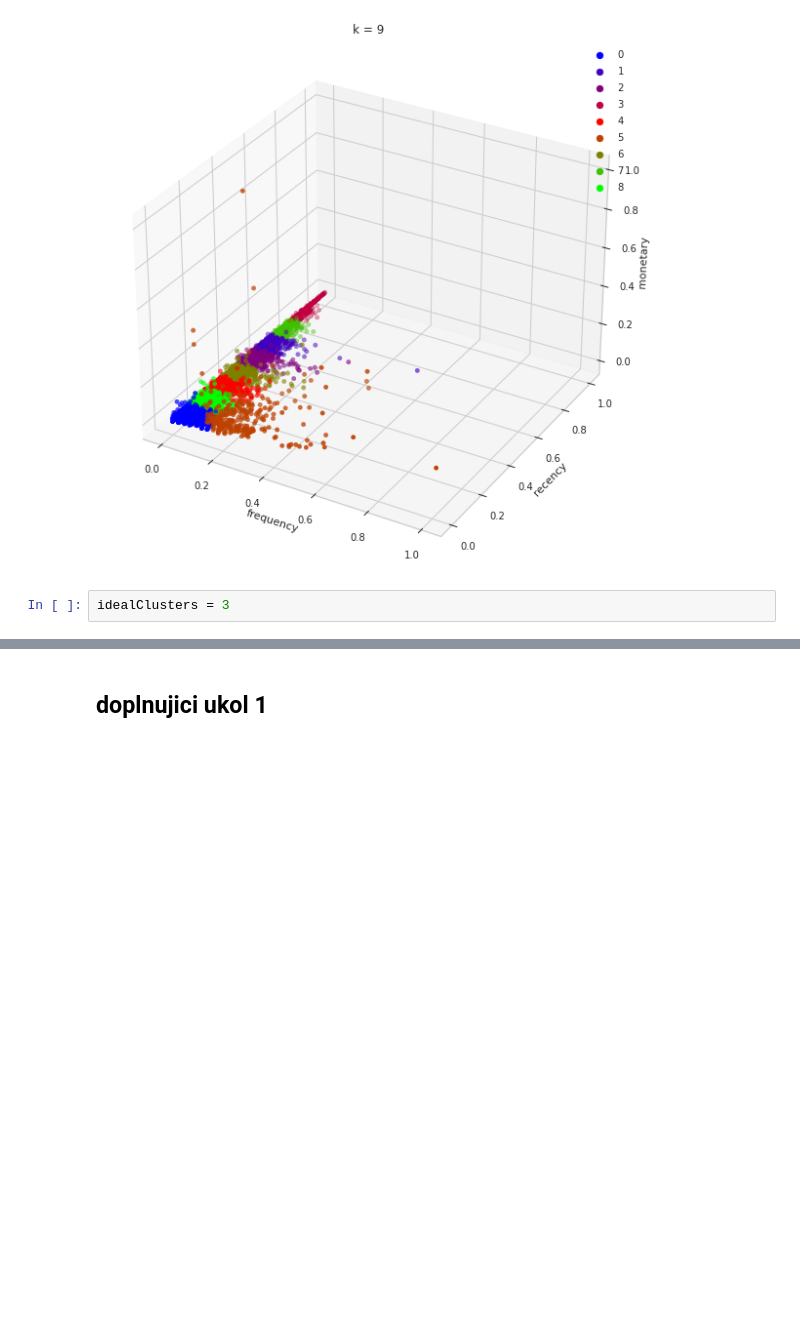
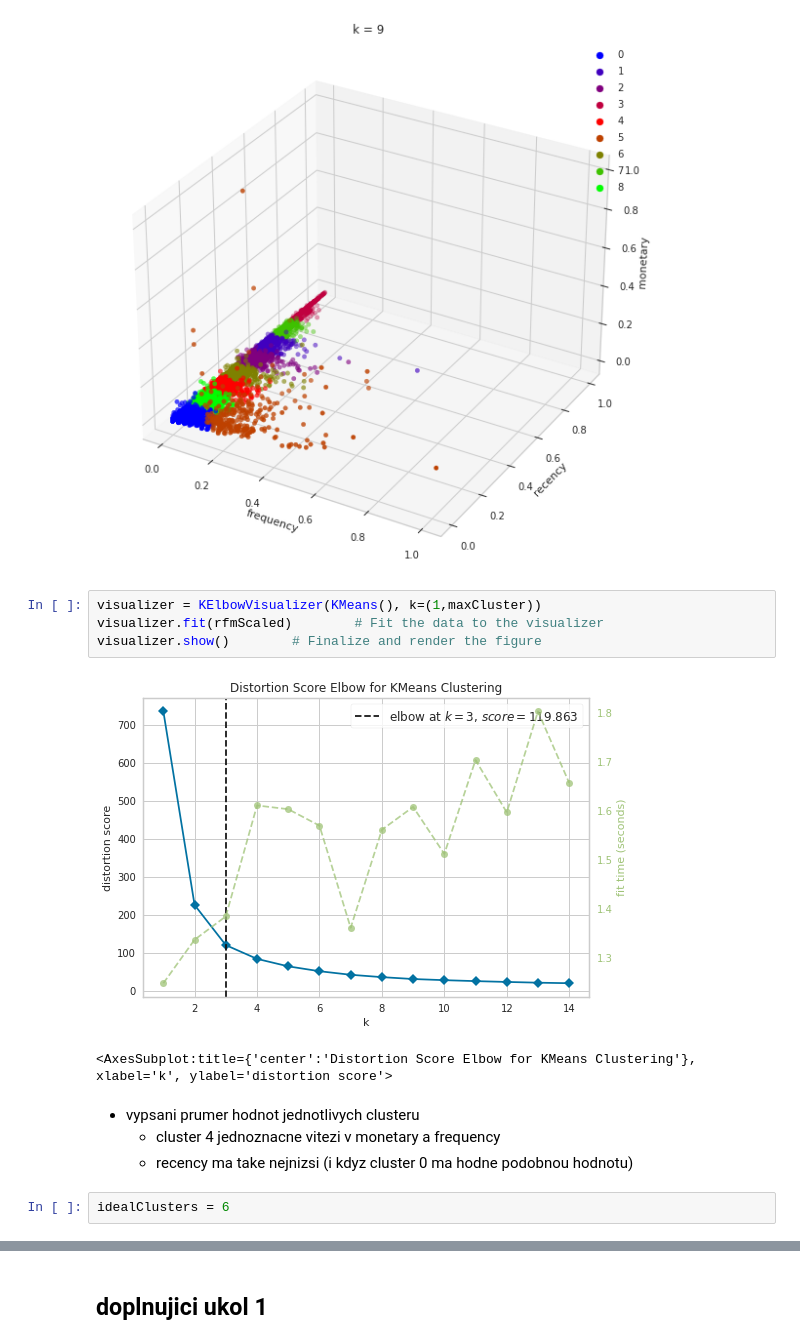
Before and after one commit to xuthang/bi-vzd, a Jupyter notebook: 03/homework_03_B201.ipynb, the cells around one changed output, grey strips where cells are left out. Cells and saved outputs as stored; diff of their text form; blank space fills up the shorter version.

```diff
--- a/03/homework_03_B201.ipynb
+++ b/03/homework_03_B201.ipynb
@@ -175,8 +141,19 @@ visualize(rfmScaled)
 [figure]
 [figure]
 [figure]
+# %%
+visualizer = KElbowVisualizer(KMeans(), k=(1,maxCluster))
+visualizer.fit(rfmScaled)        # Fit the data to the visualizer
+visualizer.show()        # Finalize and render the figure
+# %% [output]
+[figure, added]
+<AxesSubplot:title={'center':'Distortion Score Elbow for KMeans Clustering'}, xlabel='k', ylabel='distortion score'>
+# %% [markdown]
+* vypsani prumer hodnot jednotlivych clusteru
+    * cluster 4 jednoznacne vitezi v monetary a frequency
+    * recency ma take nejnizsi (i kdyz cluster 0 ma hodne podobnou hodnotu)
 # %%
-idealClusters = 3
+idealClusters = 6
 # %%
 rfmTableWithClusters = rfmScaled.copy()
 rfmTableWithClusters['cluster'] = KMeans(n_clusters = idealClusters, random_state=random_state).fit_predict(rfmTableWithClusters)
```
Also changed, not shown: parts of 11 cells of this notebook.
